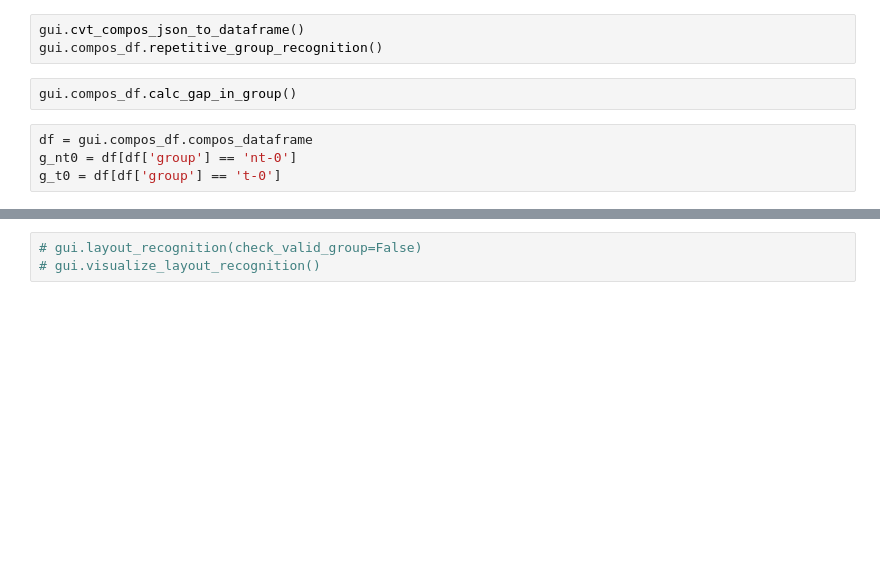
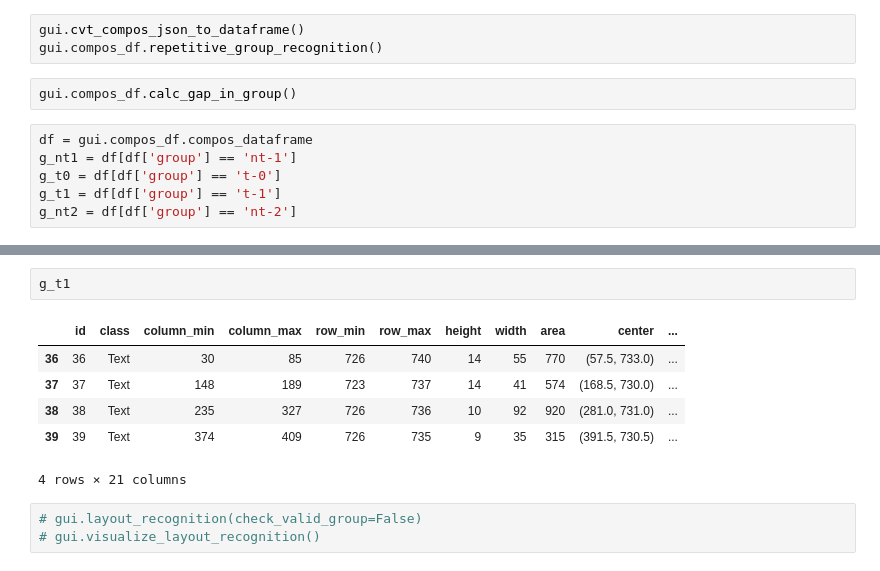
Before and after one commit to MulongXie/GUI-Perceptual-Grouping, a Jupyter notebook: test-layout.ipynb, the cells around one changed output, grey strips where cells are left out. Cells and saved outputs as stored; diff of their text form; blank space fills up the shorter version.

```diff
--- a/test-layout.ipynb
+++ b/test-layout.ipynb
@@ -43,6 +63,8 @@ gui.compos_df.repetitive_group_recognition()
 gui.compos_df.calc_gap_in_group()
 # %%
 df = gui.compos_df.compos_dataframe
-g_nt0 = df[df['group'] == 'nt-0']
+g_nt1 = df[df['group'] == 'nt-1']
 g_t0 = df[df['group'] == 't-0']
+g_t1 = df[df['group'] == 't-1']
+g_nt2 = df[df['group'] == 'nt-2']
 # %%
@@ -82,3 +95,12 @@ g_t6
+# %%
+g_t1
+# %% [output]
+|  | id | class | column_min | column_max | row_min | row_max | height | width | area | center | ... |
+| 36 | 36 | Text | 30 | 85 | 726 | 740 | 14 | 55 | 770 | (57.5, 733.0) | ... |
+| 37 | 37 | Text | 148 | 189 | 723 | 737 | 14 | 41 | 574 | (168.5, 730.0) | ... |
+| 38 | 38 | Text | 235 | 327 | 726 | 736 | 10 | 92 | 920 | (281.0, 731.0) | ... |
+| 39 | 39 | Text | 374 | 409 | 726 | 735 | 9 | 35 | 315 | (391.5, 730.5) | ... |
+4 rows × 21 columns
 # %%
 # gui.layout_recognition(check_valid_group=False)
 # gui.visualize_layout_recognition()
```
Also changed, not shown: parts of 13 cells of this notebook, 14 other files.
